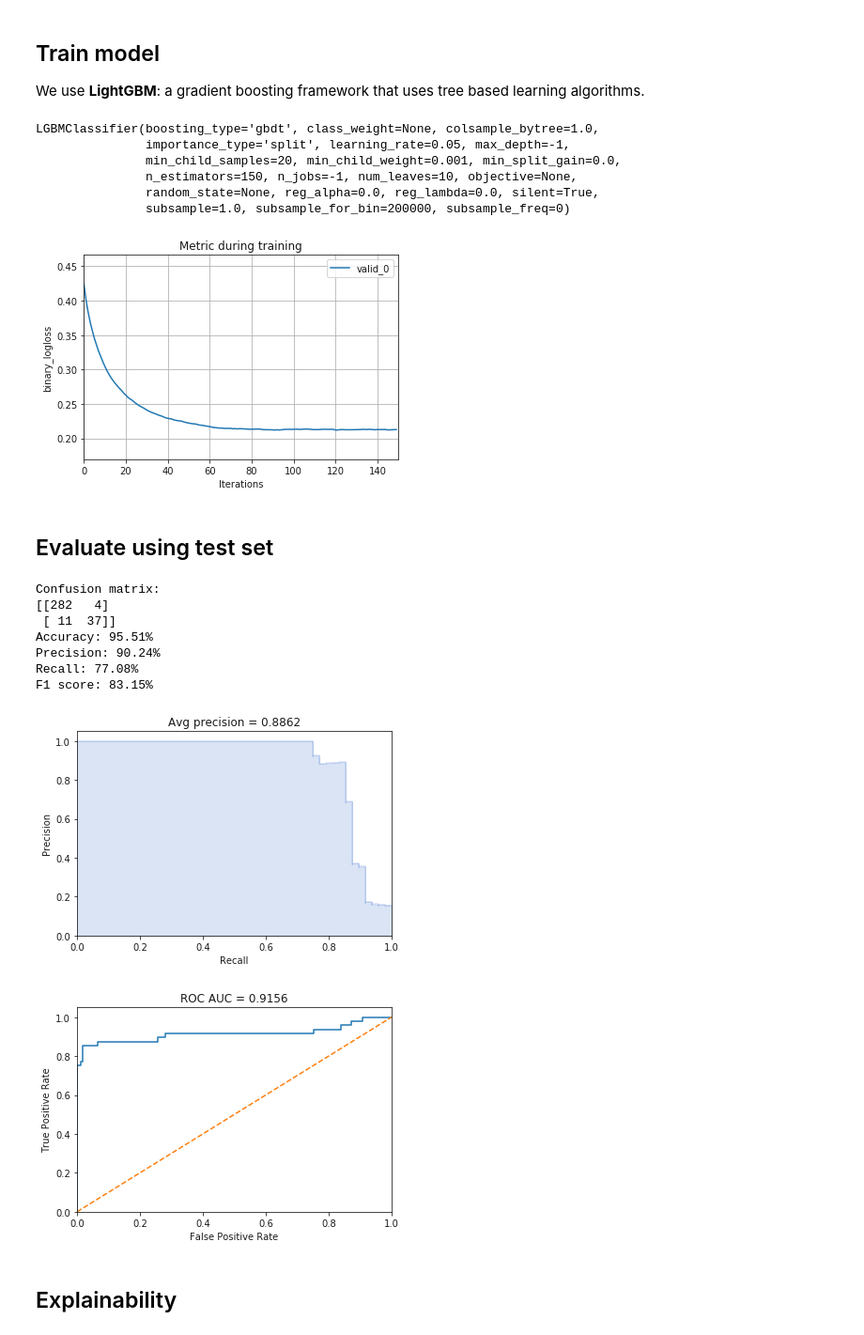
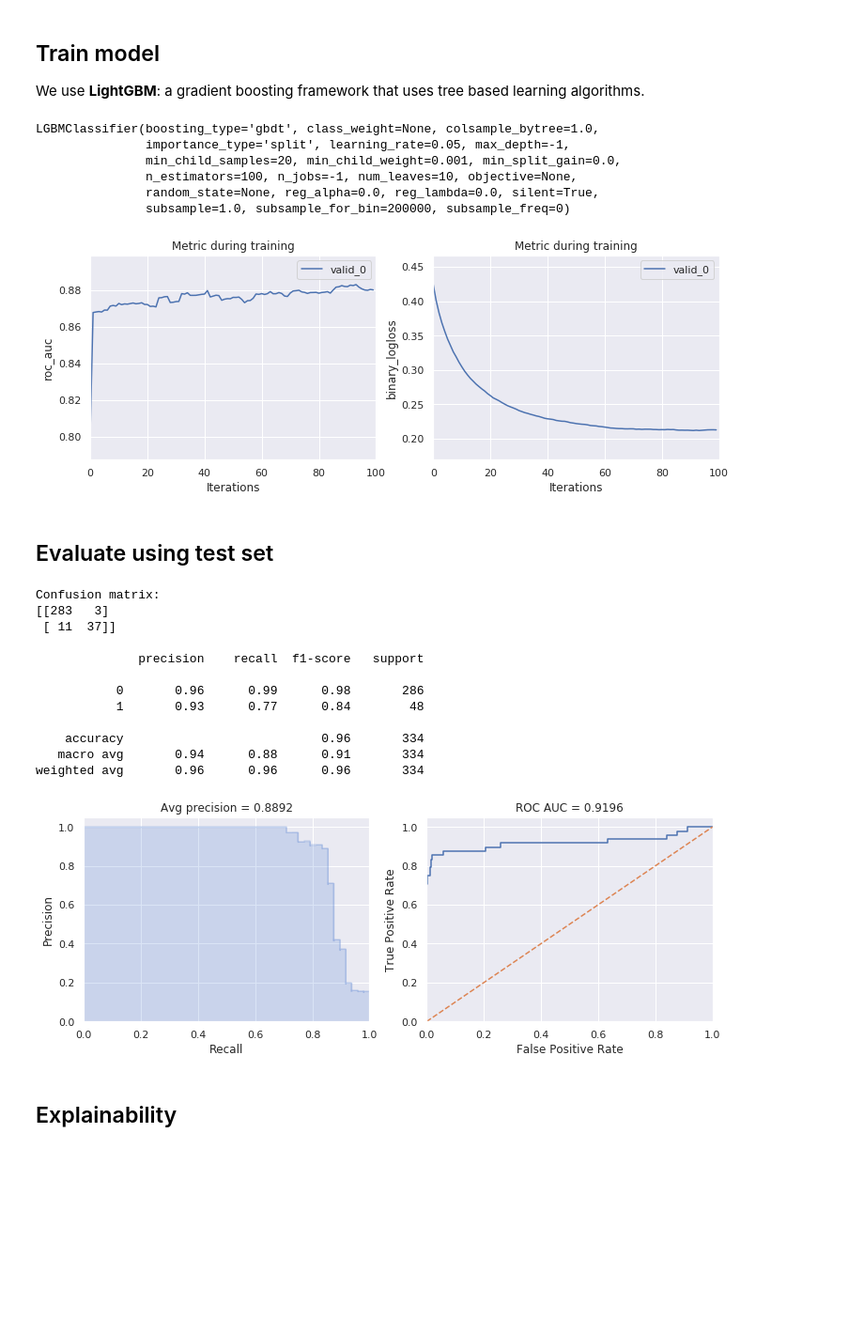
Before and after one commit to basisai/churn_prediction, a Jupyter notebook: doc/churn_prediction.ipynb, the cells around one changed output. Shown at 94% size. Drawn from its saved outputs; the diff is of its cells as text; code cells hidden in the pictures; blank space fills up the shorter version.

```diff
--- a/doc/churn_prediction.ipynb
+++ b/doc/churn_prediction.ipynb
@@ -4,14 +4,13 @@
 import numpy as np
 import pandas as pd
 import lightgbm as lgb
-from sklearn import metrics
-from sklearn.model_selection import train_test_split
-
-from helpers import print_results, plot_pr_curve, plot_roc_curve
-
+import shap
 import seaborn as sns
 import matplotlib.pyplot as plt
+
+from utils import lgb_roc_auc_score, print_results, plot_pr_curve, plot_roc_curve
+
+sns.set()
 %matplotlib inline
-
-import shap
-shap.initjs()
+%load_ext autoreload
+%autoreload 2
@@ -166,46 +163,54 @@ y_test = test_data[TARGET_COL]
 
 We use **LightGBM**: a gradient boosting framework that uses tree based learning algorithms.
 # %%
-gbm = lgb.LGBMClassifier(num_leaves=10, learning_rate=0.05, n_estimators=150)
-gbm.fit(X_train, y_train,
-        eval_set=[(X_val, y_val)],
-        eval_metric="accuracy",
-        verbose=False)
+clf = lgb.LGBMClassifier(num_leaves=10, learning_rate=0.05, n_estimators=100)
+clf.fit(
+    X_train,
+    y_train,
+    eval_set=[(X_val, y_val)],
+    eval_metric=lgb_roc_auc_score,
+    verbose=False,
+)
 # %% [output]
 LGBMClassifier(boosting_type='gbdt', class_weight=None, colsample_bytree=1.0,
                importance_type='split', learning_rate=0.05, max_depth=-1,
                min_child_samples=20, min_child_weight=0.001, min_split_gain=0.0,
-               n_estimators=150, n_jobs=-1, num_leaves=10, objective=None,
+               n_estimators=100, n_jobs=-1, num_leaves=10, objective=None,
                random_state=None, reg_alpha=0.0, reg_lambda=0.0, silent=True,
                subsample=1.0, subsample_for_bin=200000, subsample_freq=0)
-# %%
-lgb.plot_metric(gbm)
-plt.show()
-# %% [output]
-[figure, removed]
+# %%
+fig, axs = plt.subplots(1, 2, figsize=(12, 4))
+lgb.plot_metric(clf, "roc_auc", ax=axs[0])
+lgb.plot_metric(clf, "binary_logloss", ax=axs[1])
+plt.show()
+# %% [output]
+[figure, added]
 # %% [markdown]
 ## Evaluate using test set
 # %%
-y_probs = gbm.predict_proba(X_test)[:,1]
+y_probs = clf.predict_proba(X_test)[:,1]
 
 print_results(y_test, y_probs)
 # %% [output]
 Confusion matrix:
-[[282   4]
+[[283   3]
  [ 11  37]]
-Accuracy: 95.51%
-Precision: 90.24%
-Recall: 77.08%
-F1 score: 83.15%
+
+              precision    recall  f1-score   support
+
+           0       0.96      0.99      0.98       286
+           1       0.93      0.77      0.84        48
+
+    accuracy                           0.96       334
+   macro avg       0.94      0.88      0.91       334
+weighted avg       0.96      0.96      0.96       334
 # %%
-plot_pr_curve(y_test, y_probs)
+fig, axs = plt.subplots(1, 2, figsize=(12, 4))
+plot_pr_curve(y_test, y_probs, axs[0])
+plot_roc_curve(y_test, y_probs, axs[1])
 plt.show()
-
-plot_roc_curve(y_test, y_probs)
-plt.show()
 # %% [output]
-[figure, old version]
+[figure, new version]
-[figure, removed]
 # %% [markdown]
 ## Explainability
 # %%
```
Also changed, not shown: parts of 4 cells of this notebook, 9 other files.
